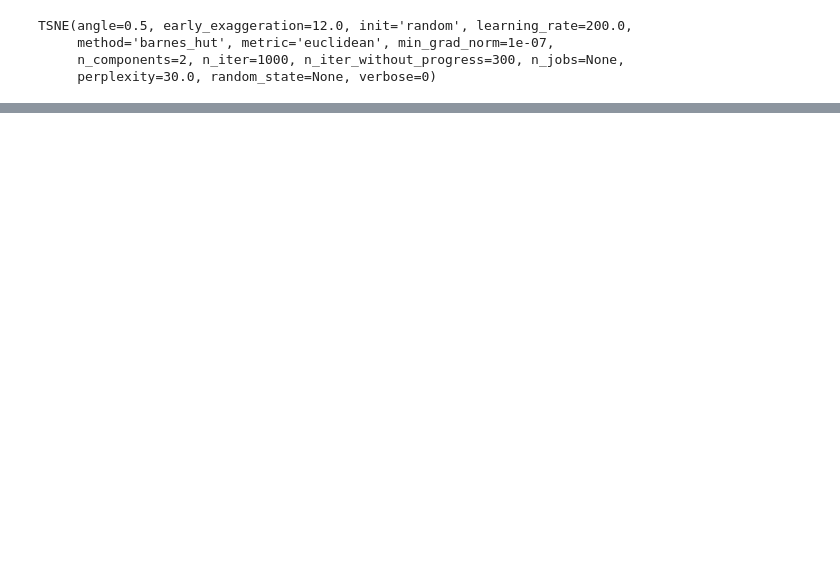
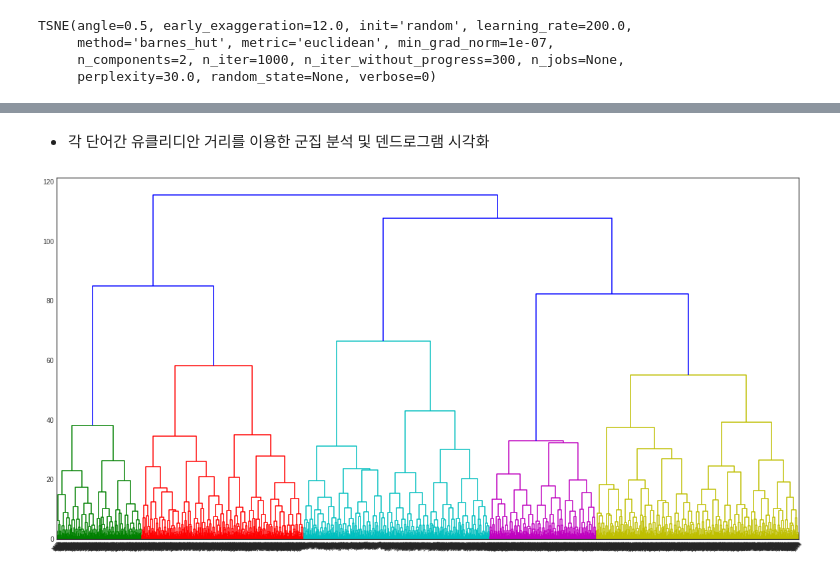
Before and after one commit to analyst-rhie/data-collection-information, a Jupyter notebook: [3강]_NLP_자연어처리_군집분석_이수안컴퓨터연구소.ipynb, the cells around one changed output, grey strips where cells are left out. Saved outputs shown, nothing was run; the diff lists cells and outputs as text; code cells hidden in the pictures; blank space fills up the shorter version.

```diff
--- a/[3강]_NLP_자연어처리_군집분석_이수안컴퓨터연구소.ipynb
+++ b/[3강]_NLP_자연어처리_군집분석_이수안컴퓨터연구소.ipynb
@@ -236,0 +348,6 @@ https://www.youtube.com/watch?v=YJSHBQj8zbU&list=PL7ZVZgsnLwEEoHQAElEPg7l7T6nt25
+# %%
+from scipy.spatial.distance import pdist, squareform
+from scipy.cluster.hierarchy import linkage, dendrogram
+import pandas as pd
+distmatrix = pdist(df, metric='euclidean') #word2vec 데이터 그대로 사용, 유클리디안 거리 계산 사용
+row_dist = pd.DataFrame(squareform(distmatrix))
@@ -236,0 +370,11 @@ https://www.youtube.com/watch?v=YJSHBQj8zbU&list=PL7ZVZgsnLwEEoHQAElEPg7l7T6nt25
+# %% [markdown]
+* 각 단어간 유클리디안 거리를 이용한 군집 분석 및 덴드로그램 시각화
+# %%
+row_clusters = linkage(distmatrix, method='complete')
+plt.figure(figsize=(20,10))
+dendrogram(row_clusters,
+           leaf_rotation = 50, #x축을 50도로 로테이션
+           leaf_font_size = 7)
+plt.show() #계층을 만들어 시각화하여 시간이 걸림
+# %% [output]
+[figure, added]
```
Also changed, not shown: parts of 36 cells of this notebook.
